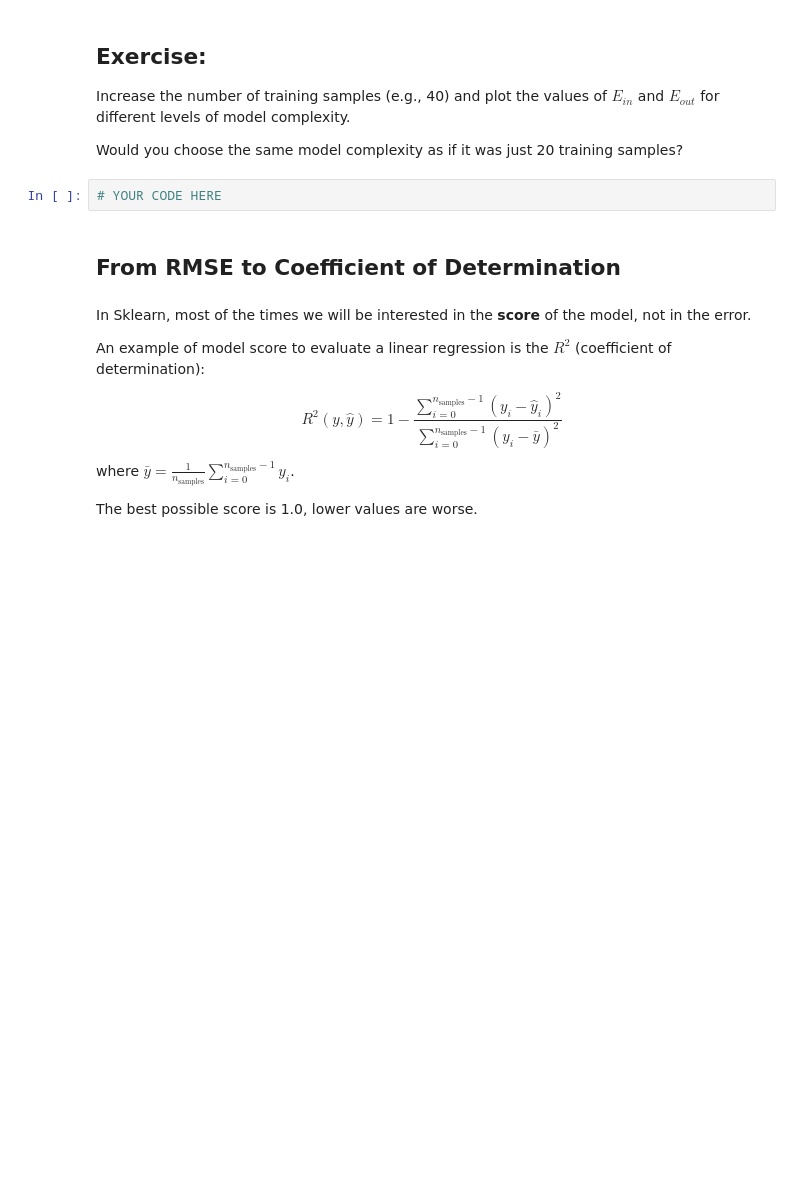
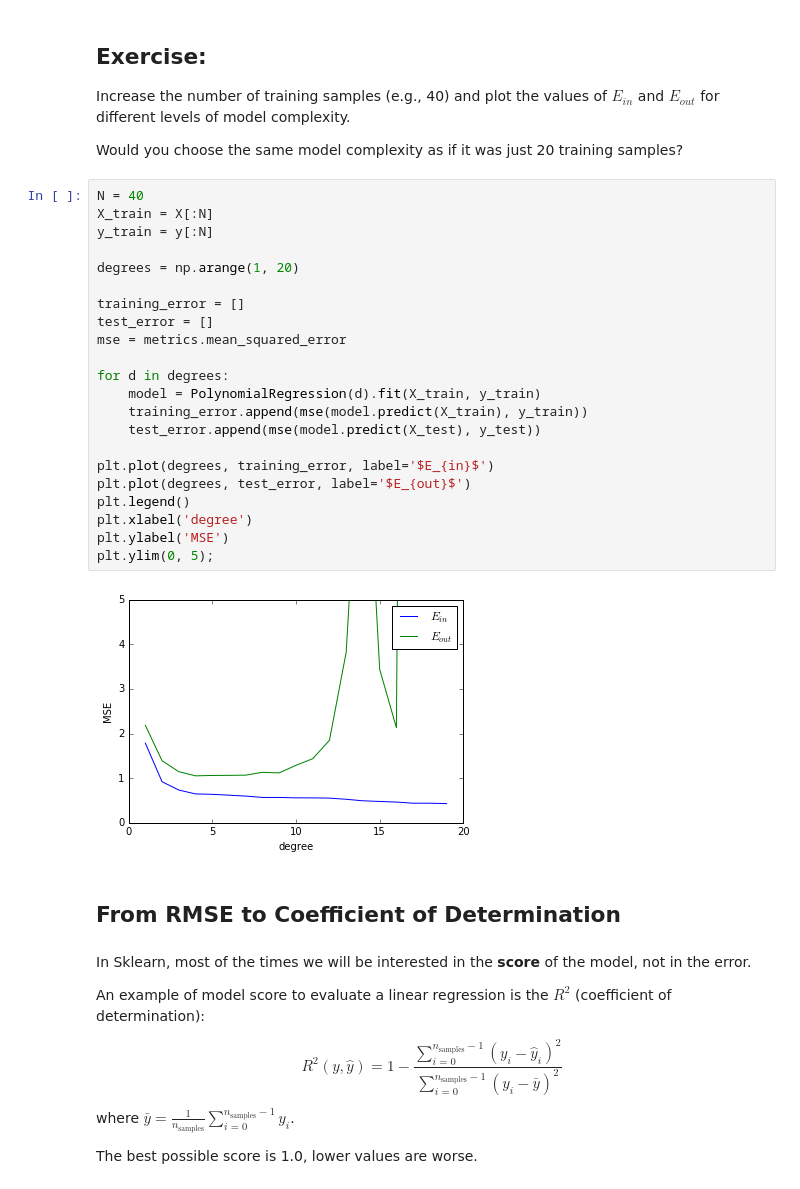
Before and after one commit to mnazzario/BigDataAcademy, a Jupyter notebook: datascience/ml/ML1-Intro.ipynb, the cells around one changed output. Saved outputs shown, nothing was run; the diff lists cells and outputs as text; blank space fills up the shorter version.

```diff
--- a/datascience/ml/ML1-Intro.ipynb
+++ b/datascience/ml/ML1-Intro.ipynb
@@ -357,8 +544,30 @@ plt.ylim(0, 5);
 Increase the number of training samples (e.g., 40) and plot the values of $E_{in}$ and $E_{out}$ for different levels of model complexity.
 
 Would you choose the same model complexity as if it was just 20 training samples?
-# %%
-# YOUR CODE HERE
+# %%
+N = 40
+X_train = X[:N]
+y_train = y[:N]
+
+degrees = np.arange(1, 20)
+
+training_error = []
+test_error = []
+mse = metrics.mean_squared_error
+
+for d in degrees:
+    model = PolynomialRegression(d).fit(X_train, y_train)
+    training_error.append(mse(model.predict(X_train), y_train))
+    test_error.append(mse(model.predict(X_test), y_test))
+
+plt.plot(degrees, training_error, label='$E_{in}$')
+plt.plot(degrees, test_error, label='$E_{out}$')
+plt.legend()
+plt.xlabel('degree')
+plt.ylabel('MSE')
+plt.ylim(0, 5);
+# %% [output]
+[figure, added]
 # %% [markdown]
 ## From RMSE to Coefficient of Determination
 # %% [markdown]
```
Also changed, not shown: parts of 61 cells of this notebook.
